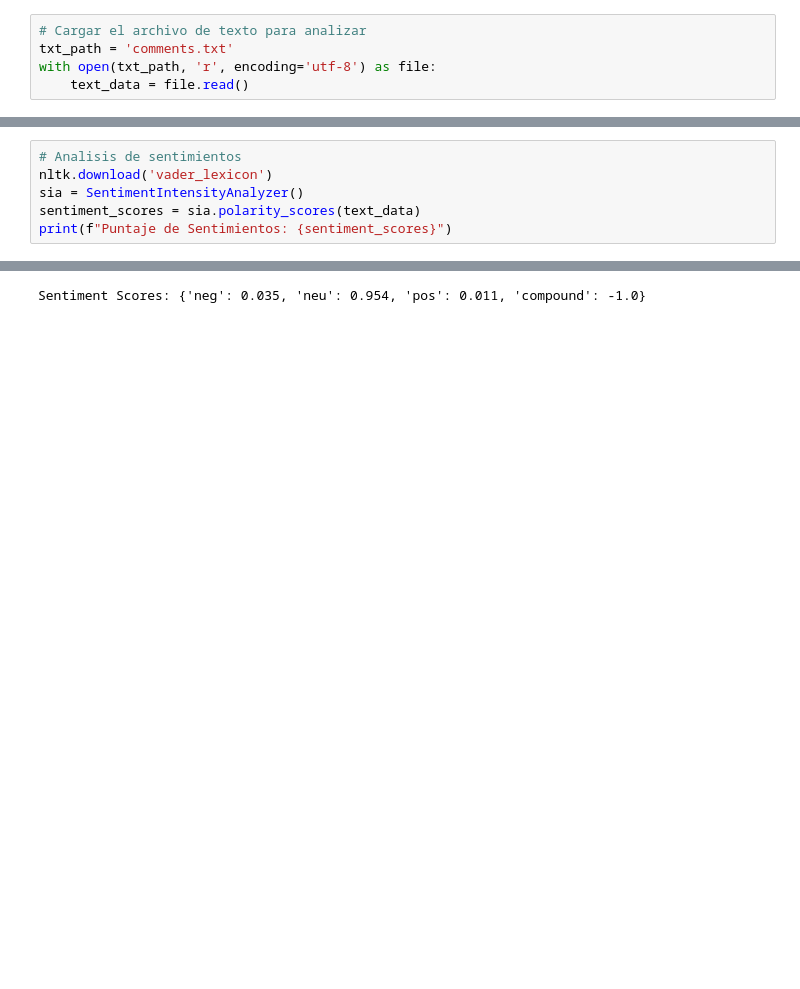
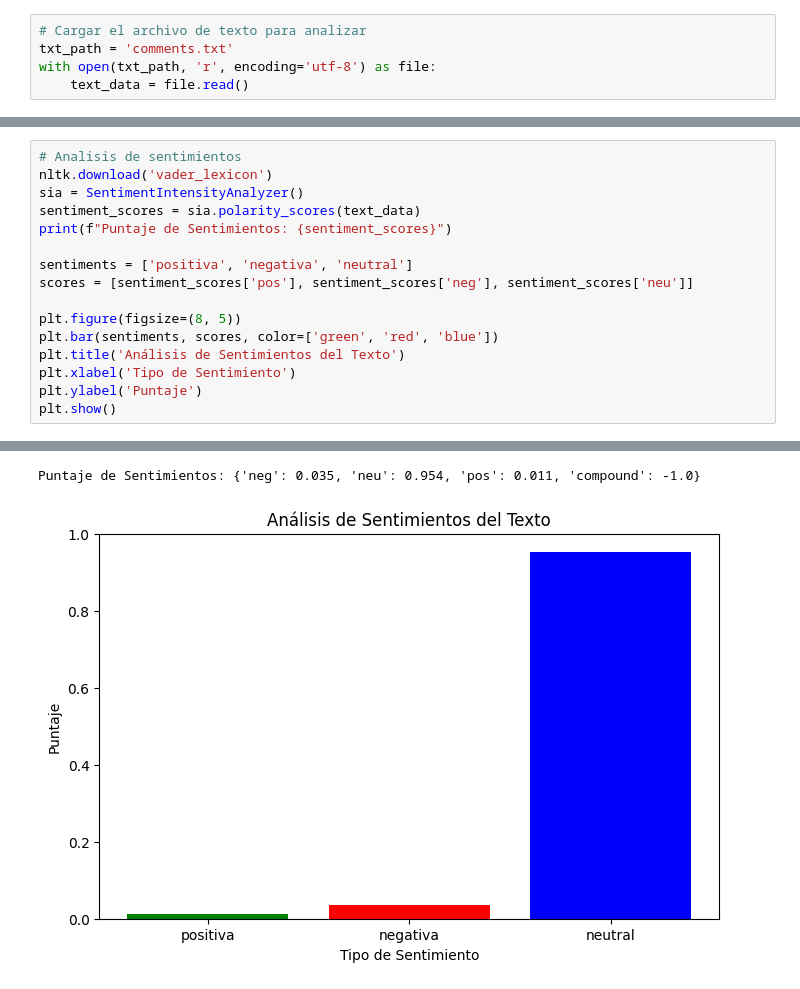
Before and after one commit to xepe10/ss2_pr2, a Jupyter notebook: ss2_pr2.ipynb, the cells around one changed output, grey strips where cells are left out. Cells and saved outputs as stored; diff of their text form; blank space fills up the shorter version.

```diff
--- a/ss2_pr2.ipynb
+++ b/ss2_pr2.ipynb
@@ -138,5 +202,15 @@ nltk.download('vader_lexicon')
 sia = SentimentIntensityAnalyzer()
 sentiment_scores = sia.polarity_scores(text_data)
 print(f"Puntaje de Sentimientos: {sentiment_scores}")
+
+sentiments = ['positiva', 'negativa', 'neutral']
+scores = [sentiment_scores['pos'], sentiment_scores['neg'], sentiment_scores['neu']]
+
+plt.figure(figsize=(8, 5))
+plt.bar(sentiments, scores, color=['green', 'red', 'blue'])
+plt.title('Análisis de Sentimientos del Texto')
+plt.xlabel('Tipo de Sentimiento')
+plt.ylabel('Puntaje')
+plt.show()
 # %% [output]
 [nltk_data] Downloading package vader_lexicon to /root/nltk_data...
@@ -143 +218,2 @@ print(f"Puntaje de Sentimientos: {sentiment_scores}")
-Sentiment Scores: {'neg': 0.035, 'neu': 0.954, 'pos': 0.011, 'compound': -1.0}
+Puntaje de Sentimientos: {'neg': 0.035, 'neu': 0.954, 'pos': 0.011, 'compound': -1.0}
+[figure, added]
```
Also changed, not shown: parts of 22 cells of this notebook.
